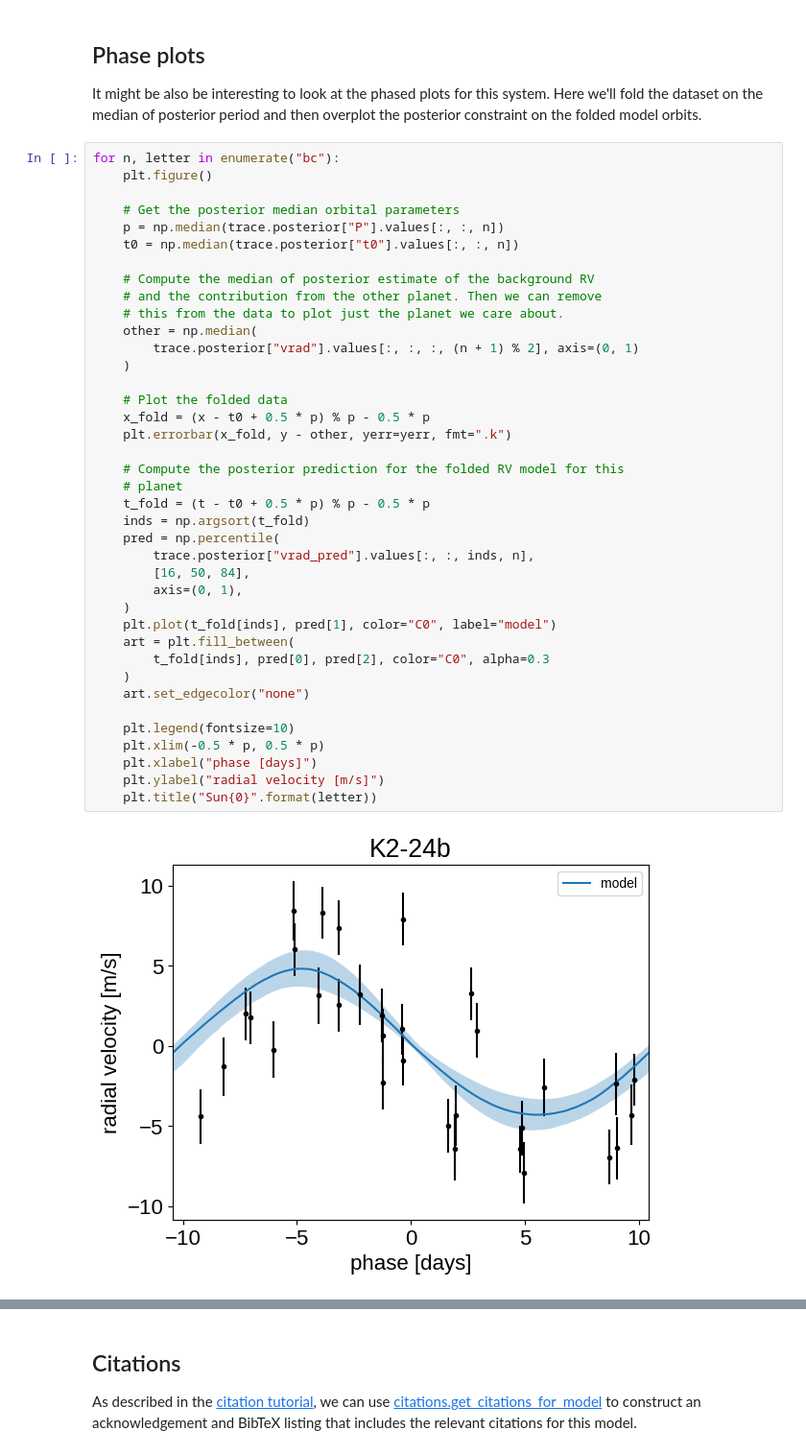
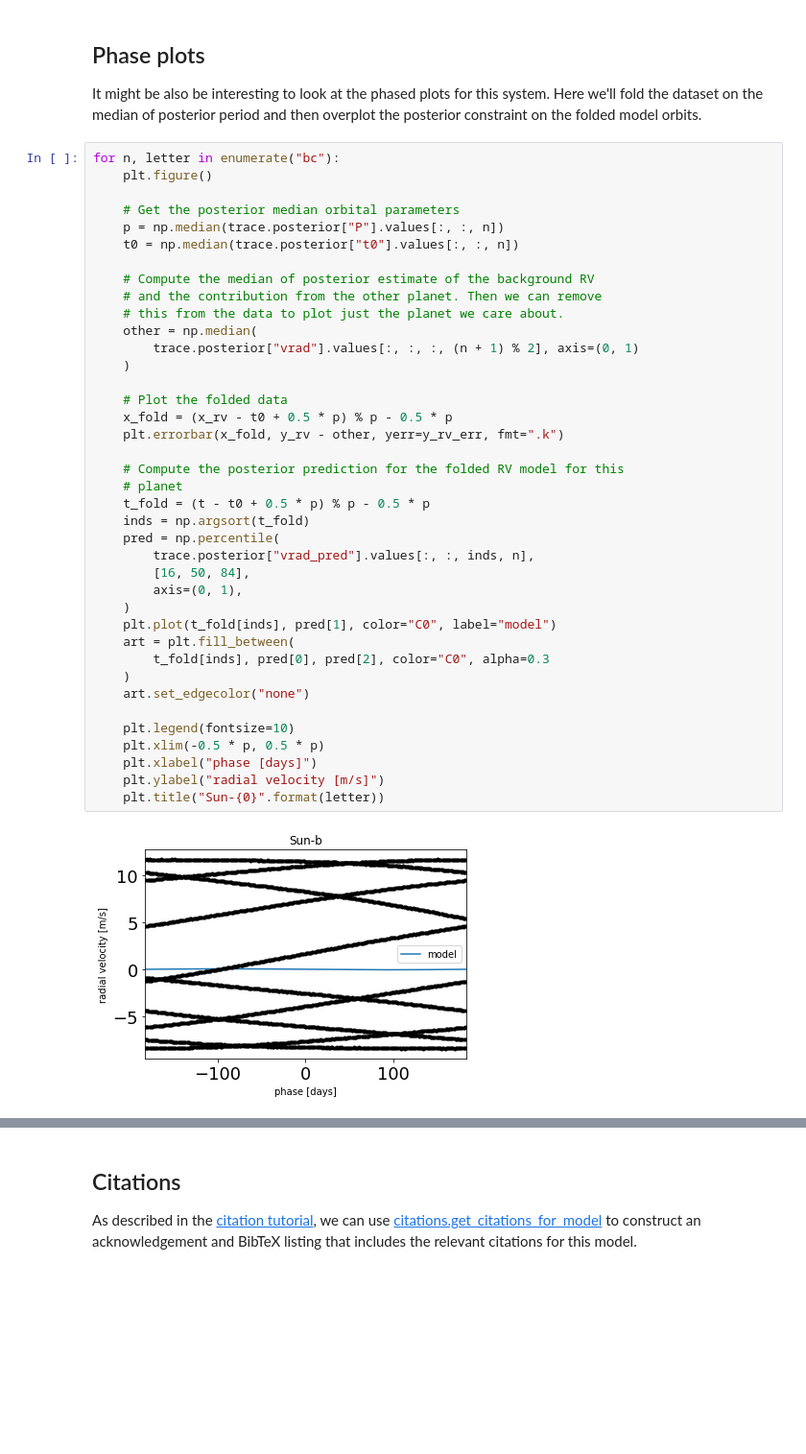
Before and after one commit to dyahalomi/roman_astrometry, a Jupyter notebook: Code/rv.ipynb, the cells around one changed output, grey strips where cells are left out. Shown: that part at 96% size. Drawn from its saved outputs; the diff is of its cells as text; blank space fills up the shorter version.

```diff
--- a/Code/rv.ipynb
+++ b/Code/rv.ipynb
@@ -362,34 +381,34 @@ for n, letter in enumerate("bc"):
 
     # Compute the median of posterior estimate of the background RV
     # and the contribution from the other planet. Then we can remove
     # this from the data to plot just the planet we care about.
     other = np.median(
         trace.posterior["vrad"].values[:, :, :, (n + 1) % 2], axis=(0, 1)
     )
 
     # Plot the folded data
-    x_fold = (x - t0 + 0.5 * p) % p - 0.5 * p
-    plt.errorbar(x_fold, y - other, yerr=yerr, fmt=".k")
+    x_fold = (x_rv - t0 + 0.5 * p) % p - 0.5 * p
+    plt.errorbar(x_fold, y_rv - other, yerr=y_rv_err, fmt=".k")
 
     # Compute the posterior prediction for the folded RV model for this
     # planet
     t_fold = (t - t0 + 0.5 * p) % p - 0.5 * p
     inds = np.argsort(t_fold)
     pred = np.percentile(
         trace.posterior["vrad_pred"].values[:, :, inds, n],
         [16, 50, 84],
         axis=(0, 1),
     )
     plt.plot(t_fold[inds], pred[1], color="C0", label="model")
     art = plt.fill_between(
         t_fold[inds], pred[0], pred[2], color="C0", alpha=0.3
     )
     art.set_edgecolor("none")
 
     plt.legend(fontsize=10)
     plt.xlim(-0.5 * p, 0.5 * p)
     plt.xlabel("phase [days]")
     plt.ylabel("radial velocity [m/s]")
-    plt.title("Sun{0}".format(letter))
+    plt.title("Sun-{0}".format(letter))
 # %% [output]
-[figure, old version]
+[figure, new version]
```
Also changed, not shown: parts of 4 cells of this notebook.
